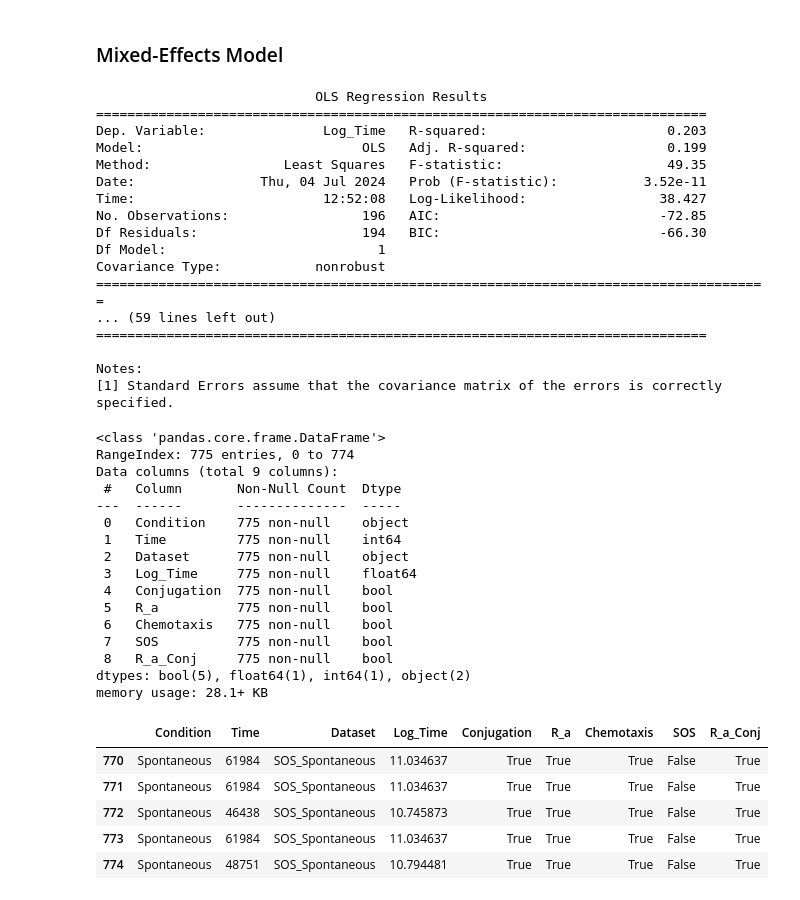
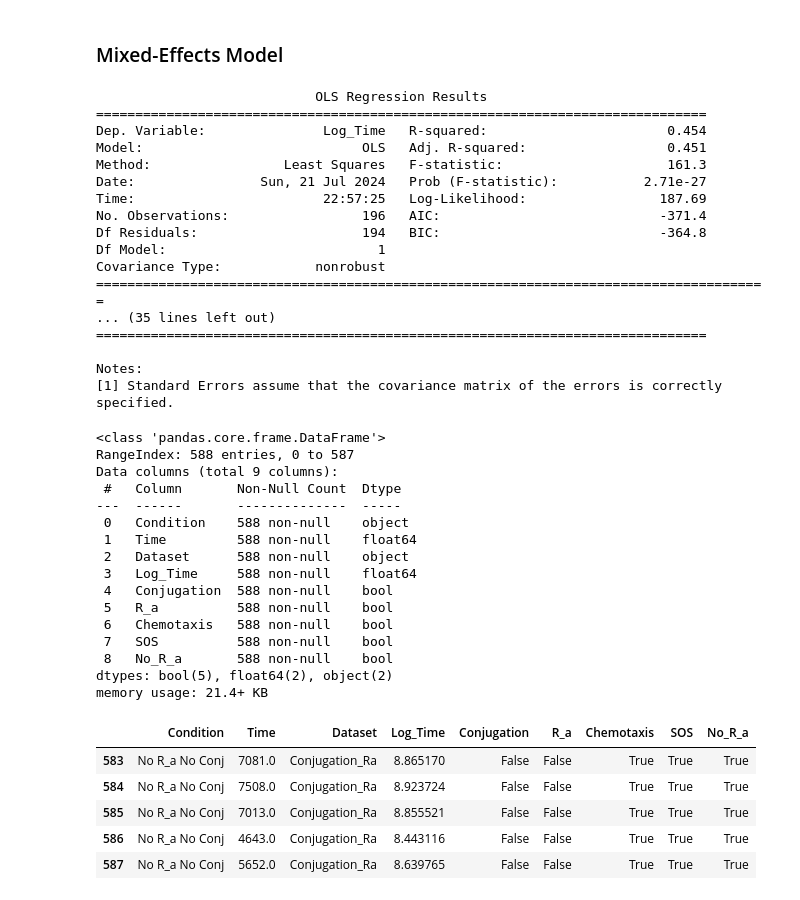
Before and after one commit to Frood-for-Thought/Bac_Evol_SSA, a Jupyter notebook: Time to Fixation Experiments - Changing Chemotaxis Equation/Regression_Analysis.ipynb, the cells around one changed output. Cells and saved outputs as stored; diff of their text form; code cells hidden in the pictures.

```diff
--- a/Time to Fixation Experiments - Changing Chemotaxis Equation/Regression_Analysis.ipynb
+++ b/Time to Fixation Experiments - Changing Chemotaxis Equation/Regression_Analysis.ipynb
@@ -266,33 +266,33 @@ print(model_chemotaxis_summary)
 
 # Filter data for Conjugation_Ra
 conjugation_ra_df = combined_df[combined_df['Dataset'] == 'Conjugation_Ra'].copy()
-# Add interaction term for R_a * Conjugation
-conjugation_ra_df['R_a_Conj'] = conjugation_ra_df['R_a'] & conjugation_ra_df['Conjugation']
+# Create the new column with opposite boolean values
+conjugation_ra_df["No_R_a"] = ~conjugation_ra_df["R_a"]
 # Fit OLS regression model for R_a_Conj
-model_ra_conj = sm.OLS.from_formula('Log_Time ~ R_a_Conj', data=conjugation_ra_df).fit()
+model_ra_conj = sm.OLS.from_formula('Log_Time ~ Conjugation + No_R_a', data=conjugation_ra_df).fit()
 model_ra_conj_summary = model_ra_conj.summary()
 print(model_ra_conj_summary)
 
-# Filter data for SOS_Spontaneous
-sos_spontaneous_df = combined_df[combined_df['Dataset'] == 'SOS_Spontaneous'].copy()
-# Fit OLS regression model for R_a_Conj
-model_sos_spontaneous = sm.OLS.from_formula('Log_Time ~ SOS', data=sos_spontaneous_df).fit()
-model_sos_spontaneous_summary = model_sos_spontaneous.summary()
-print(model_sos_spontaneous_summary)
+# # Filter data for SOS_Spontaneous
+# sos_spontaneous_df = combined_df[combined_df['Dataset'] == 'SOS_Spontaneous'].copy()
+# # Fit OLS regression model for R_a_Conj
+# model_sos_spontaneous = sm.OLS.from_formula('Log_Time ~ SOS', data=sos_spontaneous_df).fit()
+# model_sos_spontaneous_summary = model_sos_spontaneous.summary()
+# print(model_sos_spontaneous_summary)
 # %% [output]
                             OLS Regression Results
 ==============================================================================
-Dep. Variable:               Log_Time   R-squared:                       0.203
-Model:                            OLS   Adj. R-squared:                  0.199
-Method:                 Least Squares   F-statistic:                     49.35
-Date:                Thu, 04 Jul 2024   Prob (F-statistic):           3.52e-11
-Time:                        12:52:08   Log-Likelihood:                 38.427
-No. Observations:                 196   AIC:                            -72.85
-Df Residuals:                     194   BIC:                            -66.30
+Dep. Variable:               Log_Time   R-squared:                       0.454
+Model:                            OLS   Adj. R-squared:                  0.451
+Method:                 Least Squares   F-statistic:                     161.3
+Date:                Sun, 21 Jul 2024   Prob (F-statistic):           2.71e-27
+Time:                        22:57:25   Log-Likelihood:                 187.69
+No. Observations:                 196   AIC:                            -371.4
+Df Residuals:                     194   BIC:                            -364.8
 Df Model:                           1
 Covariance Type:            nonrobust
 ======================================================================================
-... (59 lines left out)
+... (35 lines left out)
 ==============================================================================
 
 Notes:
@@ -300,40 +300,40 @@ Notes:
 # %%
 # Step 2: Mixed-Effects Model
 # Combine both datasets for mixed-effects model
 combined_df_mixed = pd.concat([chemotaxis_df, conjugation_ra_df, sos_spontaneous_df], ignore_index=True)
 combined_df_mixed.loc[combined_df_mixed['Dataset'] == 'Conjugation_Ra', 'Chemotaxis']
 # Set 'Chemotaxis' values to NaN for the 'Conjugation_Ra' dataset
 combined_df_mixed['Chemotaxis'] = combined_df_mixed['Chemotaxis'].astype(bool)
 # combined_df_mixed.loc[combined_df_mixed['Dataset'] == 'Conjugation_Ra', 'Chemotaxis'] = pd.NA
-combined_df_mixed['R_a_Conj'] = combined_df_mixed['R_a_Conj'].astype(bool)
+combined_df_mixed['No_R_a'] = combined_df_mixed['No_R_a'].astype(bool)
 # combined_df_mixed.loc[combined_df_mixed['Dataset'] == 'Conjugation_Ra', 'Chemotaxis'] = pd.NA
 
 
 # Verify the changes
 combined_df_mixed.info()
 combined_df_mixed.tail()
 # %% [output]
 <class 'pandas.core.frame.DataFrame'>
-RangeIndex: 775 entries, 0 to 774
+RangeIndex: 588 entries, 0 to 587
 Data columns (total 9 columns):
  #   Column       Non-Null Count  Dtype
 ---  ------       --------------  -----
- 0   Condition    775 non-null    object
- 1   Time         775 non-null    int64
- 2   Dataset      775 non-null    object
- 3   Log_Time     775 non-null    float64
- 4   Conjugation  775 non-null    bool
- 5   R_a          775 non-null    bool
- 6   Chemotaxis   775 non-null    bool
- 7   SOS          775 non-null    bool
- 8   R_a_Conj     775 non-null    bool
-dtypes: bool(5), float64(1), int64(1), object(2)
-memory usage: 28.1+ KB
+ 0   Condition    588 non-null    object
+ 1   Time         588 non-null    float64
+ 2   Dataset      588 non-null    object
+ 3   Log_Time     588 non-null    float64
+ 4   Conjugation  588 non-null    bool
+ 5   R_a          588 non-null    bool
+ 6   Chemotaxis   588 non-null    bool
+ 7   SOS          588 non-null    bool
+ 8   No_R_a       588 non-null    bool
+dtypes: bool(5), float64(2), object(2)
+memory usage: 21.4+ KB
-|  | Condition | Time | Dataset | Log_Time | Conjugation | R_a | Chemotaxis | SOS | R_a_Conj |
-| 770 | Spontaneous | 61984 | SOS_Spontaneous | 11.034637 | True | True | True | False | True |
-| 771 | Spontaneous | 61984 | SOS_Spontaneous | 11.034637 | True | True | True | False | True |
-| 772 | Spontaneous | 46438 | SOS_Spontaneous | 10.745873 | True | True | True | False | True |
-| 773 | Spontaneous | 61984 | SOS_Spontaneous | 11.034637 | True | True | True | False | True |
-| 774 | Spontaneous | 48751 | SOS_Spontaneous | 10.794481 | True | True | True | False | True |
+|  | Condition | Time | Dataset | Log_Time | Conjugation | R_a | Chemotaxis | SOS | No_R_a |
+| 583 | No R_a No Conj | 7081.0 | Conjugation_Ra | 8.865170 | False | False | True | True | True |
+| 584 | No R_a No Conj | 7508.0 | Conjugation_Ra | 8.923724 | False | False | True | True | True |
+| 585 | No R_a No Conj | 7013.0 | Conjugation_Ra | 8.855521 | False | False | True | True | True |
+| 586 | No R_a No Conj | 4643.0 | Conjugation_Ra | 8.443116 | False | False | True | True | True |
+| 587 | No R_a No Conj | 5652.0 | Conjugation_Ra | 8.639765 | False | False | True | True | True |
 # %%
 # Prepare the mixed-effects model formula
```
Also changed, not shown: parts of 5 cells of this notebook.
